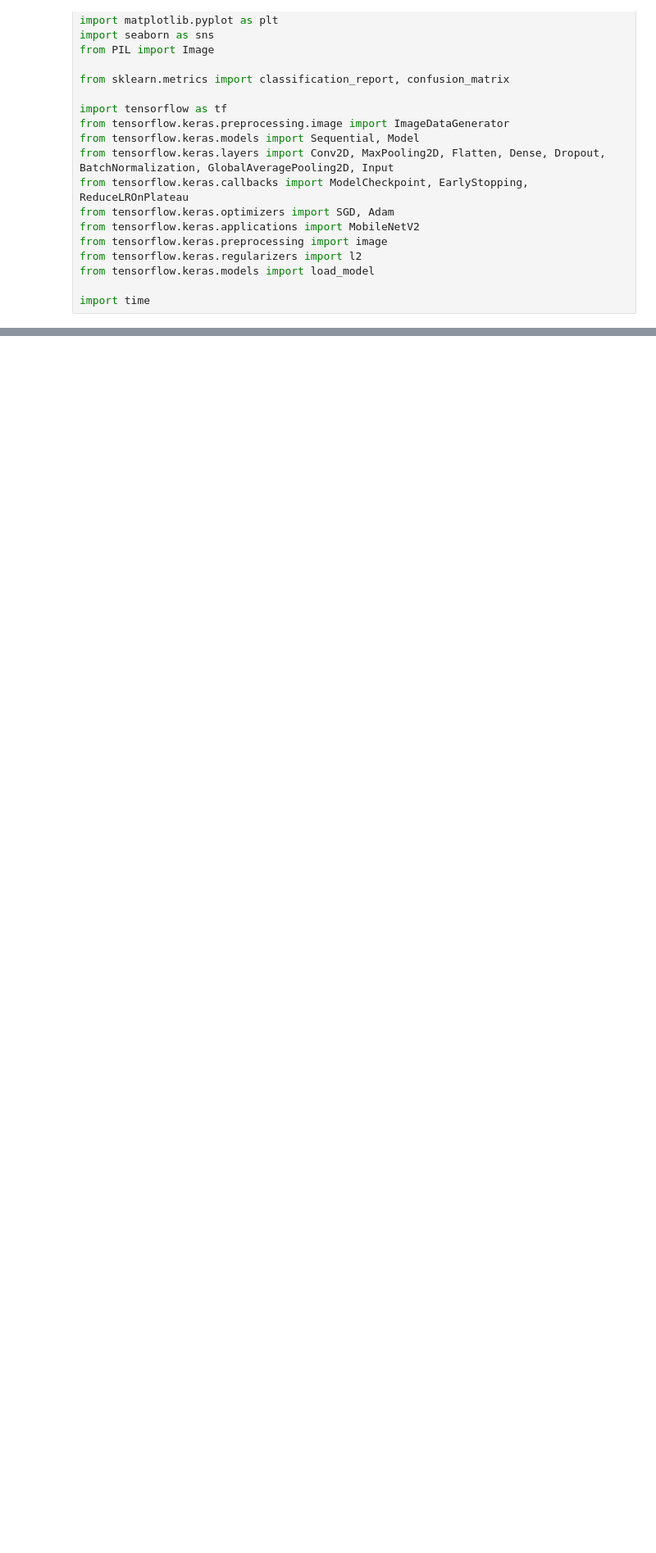
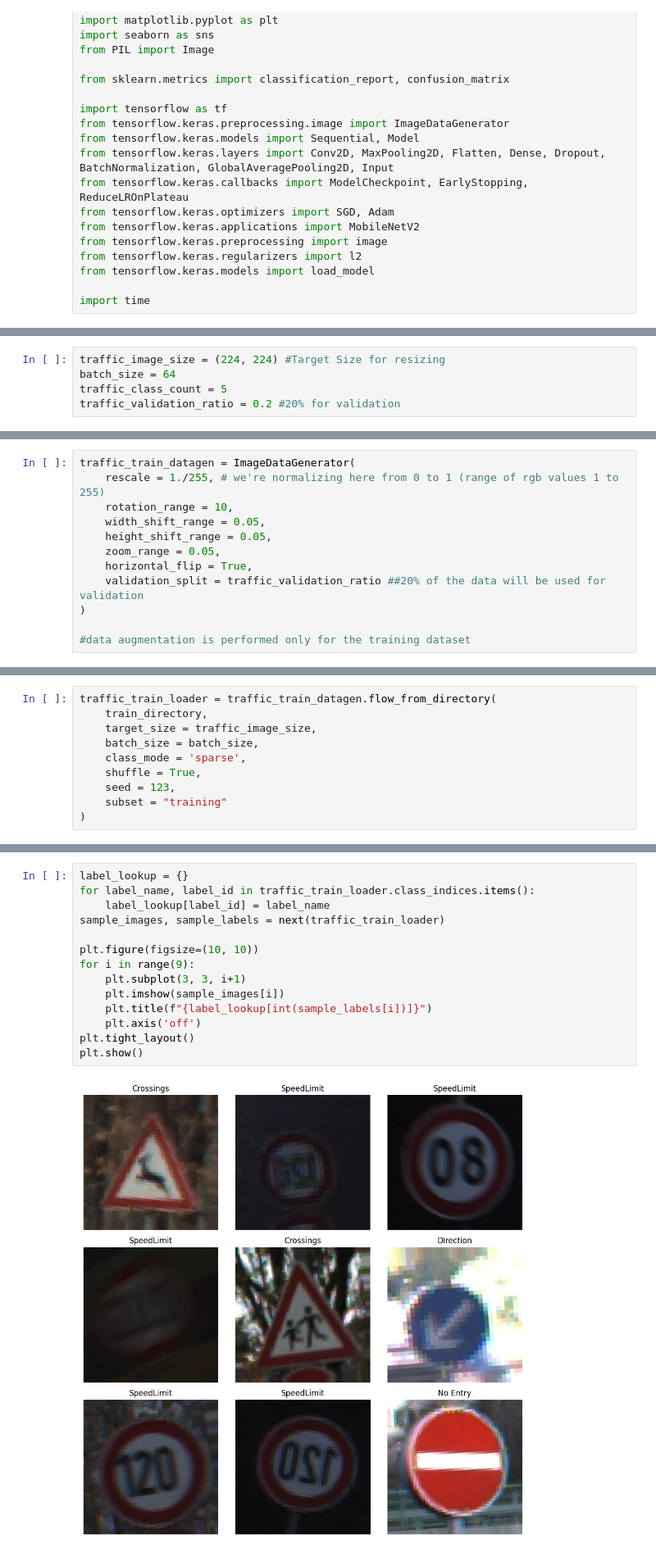
Before and after one commit to Prayag-1/Ai-repo-, a Jupyter notebook: task2.ipynb, the cells around one changed output, grey strips where cells are left out. Shown at 82% size. Saved outputs shown, nothing was run; the diff lists cells and outputs as text; blank space fills up the shorter version.

```diff
--- a/task2.ipynb
+++ b/task2.ipynb
@@ -890,0 +523,5 @@ Epoch 15/15
+# %%
+traffic_image_size = (224, 224) #Target Size for resizing
+batch_size = 64
+traffic_class_count = 5
+traffic_validation_ratio = 0.2 #20% for validation
@@ -890,0 +530,12 @@ Epoch 15/15
+# %%
+traffic_train_datagen = ImageDataGenerator(
+    rescale = 1./255, # we're normalizing here from 0 to 1 (range of rgb values 1 to 255)
+    rotation_range = 10,
+    width_shift_range = 0.05,
+    height_shift_range = 0.05,
+    zoom_range = 0.05,
+    horizontal_flip = True,
+    validation_split = traffic_validation_ratio ##20% of the data will be used for validation
+)
+
+#data augmentation is performed only for the training dataset
@@ -890,0 +544,10 @@ Epoch 15/15
+# %%
+traffic_train_loader = traffic_train_datagen.flow_from_directory(
+    train_directory,
+    target_size = traffic_image_size,
+    batch_size = batch_size,
+    class_mode = 'sparse',
+    shuffle = True,
+    seed = 123,
+    subset = "training"
+)
@@ -890,0 +626,16 @@ Epoch 15/15
+# %%
+label_lookup = {}
+for label_name, label_id in traffic_train_loader.class_indices.items():
+    label_lookup[label_id] = label_name
+sample_images, sample_labels = next(traffic_train_loader)
+
+plt.figure(figsize=(10, 10))
+for i in range(9):
+    plt.subplot(3, 3, i+1)
+    plt.imshow(sample_images[i])
+    plt.title(f"{label_lookup[int(sample_labels[i])]}")
+    plt.axis('off')
+plt.tight_layout()
+plt.show()
+# %% [output]
+[figure, added]
```
Also changed, not shown: parts of 162 cells of this notebook.
